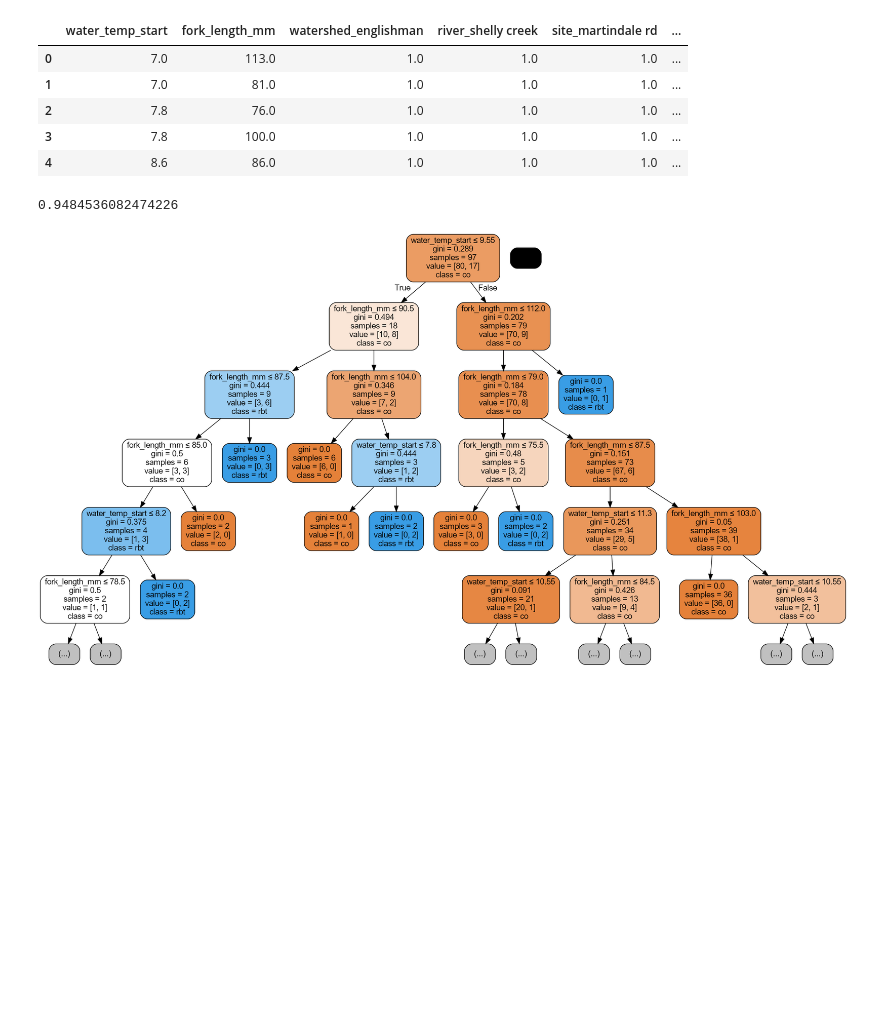
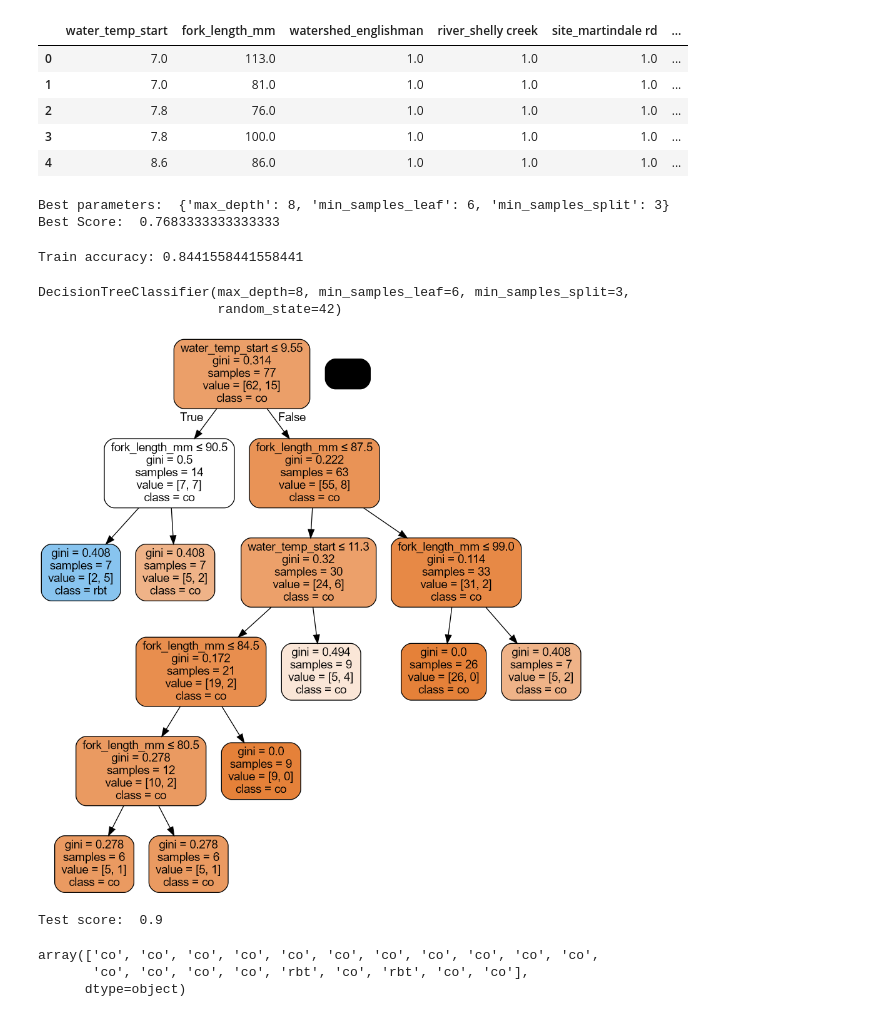
Before and after one commit to brahmwg/Bottlenecks_MDS_Capstone, a Jupyter notebook: species_prediction_model/trial_notebook_riya.ipynb, the cells around one changed output. Drawn from its saved outputs; the diff is of its cells as text; code cells hidden in the pictures; blank space fills up the shorter version.

Commit message:
Random Search done for decision tree - DT fitted using optimized values

```diff
--- a/species_prediction_model/trial_notebook_riya.ipynb
+++ b/species_prediction_model/trial_notebook_riya.ipynb
@@ -316,22 +320,57 @@ X_transformed_dt.head()
 | 2 | 7.8 | 76.0 | 1.0 | 1.0 | 1.0 | ... |
 | 3 | 7.8 | 100.0 | 1.0 | 1.0 | 1.0 | ... |
 | 4 | 8.6 | 86.0 | 1.0 | 1.0 | 1.0 | ... |
-# %%
-decision_tree = DecisionTreeClassifier()
-decision_tree.fit(X_transformed_dt, y)
-decision_tree.score(X_transformed_dt, y)
-# %% [output]
-0.9484536082474226
+# %%
+X_train, X_test, y_train, y_test = train_test_split(X_transformed_dt, y, test_size=0.2, random_state=42)
+# %%
+from sklearn.model_selection import RandomizedSearchCV
+from scipy.stats import randint
+
+param_dist = {
+    'max_depth': randint(1, 10), #Change to 20 when the dataset is bigger, 20 overfits currently
+    'min_samples_split': randint(2, 10),
+    'min_samples_leaf': randint(1, 10)
+}
+
+random_search = RandomizedSearchCV(DecisionTreeClassifier(),
+                                   param_distributions=param_dist,
+                                   n_iter=100, cv=5, random_state=42)
+random_search.fit(X_train, y_train)
+
+print("Best parameters: ", random_search.best_params_)
+print("Best Score: ", random_search.best_score_)
+# %% [output]
+Best parameters:  {'max_depth': 8, 'min_samples_leaf': 6, 'min_samples_split': 3}
+Best Score:  0.7683333333333333
+# %%
+decision_tree = DecisionTreeClassifier(
+    max_depth = random_search.best_params_["max_depth"],
+    min_samples_split = random_search.best_params_["min_samples_split"],
+    min_samples_leaf = random_search.best_params_["min_samples_leaf"],
+    random_state = 42)
+
+decision_tree.fit(X_train, y_train)
+print("Train accuracy:", decision_tree.score(X_train, y_train))
+# %% [output]
+Train accuracy: 0.8441558441558441
+# %%
+decision_tree
+# %% [output]
+DecisionTreeClassifier(max_depth=8, min_samples_leaf=6, min_samples_split=3,
+                       random_state=42)
 # %%
 dot_data = StringIO()
 export_graphviz(decision_tree, out_file = dot_data, filled = True,
                 rounded = True,
                 special_characters = True,
                 feature_names = column_names,
-                class_names = ["co", "rbt"],
-               max_depth = 5)
+                class_names = ["co", "rbt"], max_depth = 7)
 graph = pydotplus.graph_from_dot_data(dot_data.getvalue())
 graph.write_png("Decision_tree.png")
 Image(graph.create_png())
 # %% [output]
-[figure, old version]
+[figure, new version]
+# %%
+print("Test score: ", decision_tree.score(X_test, y_test))
+# %% [output]
+Test score:  0.9
@@ -337,0 +379,6 @@ Image(graph.create_png())
+# %%
+y_pred
+# %% [output]
+array(['co', 'co', 'co', 'co', 'co', 'co', 'co', 'co', 'co', 'co', 'co',
+       'co', 'co', 'co', 'co', 'rbt', 'co', 'rbt', 'co', 'co'],
+      dtype=object)
```
Also changed, not shown: parts of 18 cells of this notebook, 1 other file.
